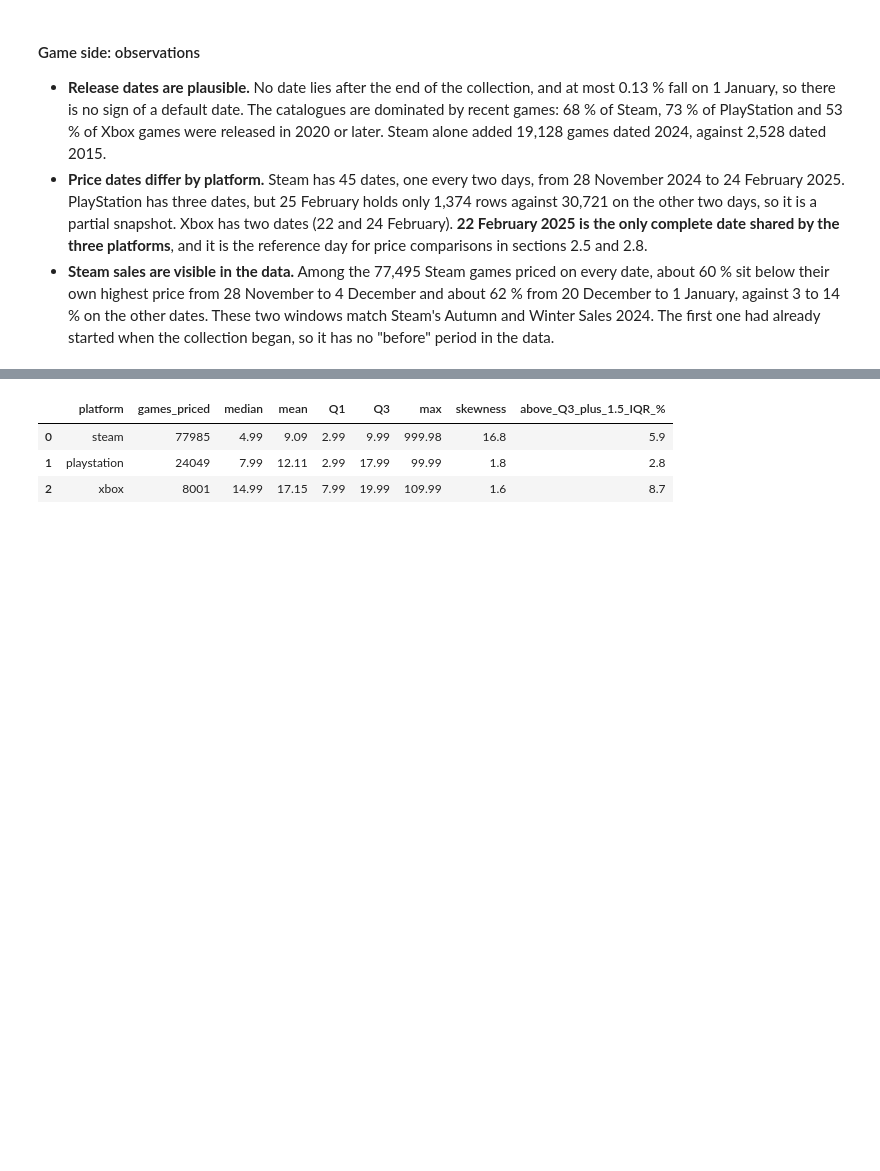
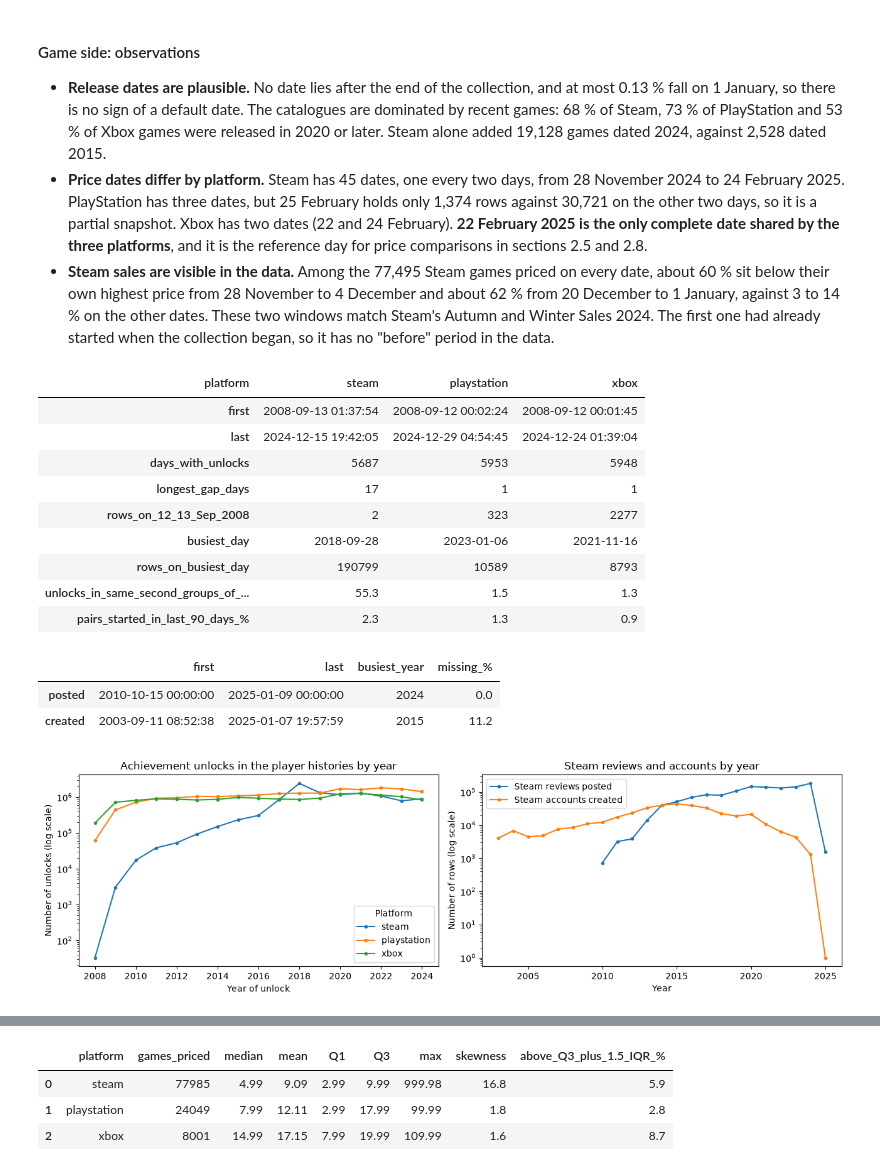
Before and after one commit to minhnguyen1210/Gaming-Profiles, a Jupyter notebook: notebooks/01_collection_exploration.ipynb, the cells around one changed output, grey strips where cells are left out. Drawn from its saved outputs; the diff is of its cells as text; code cells hidden in the pictures; blank space fills up the shorter version.

Commit message:
explore: add player-side joins, time, numeric, categorical, missing and relationships

```diff
--- a/notebooks/01_collection_exploration.ipynb
+++ b/notebooks/01_collection_exploration.ipynb
@@ -852,0 +940,66 @@ Name: share_below_max_%, dtype: float64
+# %%
+# Player side: players, history, purchased_games, reviews, friends, private_steamids (owner: CaoThien1402)
+pairs = pd.read_parquet(PROCESSED_DIR / "history_player_game.parquet")  # written in section 2.3
+PLACEHOLDER_DAYS = pd.to_datetime(["2008-09-12", "2008-09-13"])  # first date of all three platforms: a suspected default
+history_end = pairs.groupby("platform")["last_unlock"].max()
+started_in_last_90_days = (pairs["first_unlock"] > pairs["platform"].map(history_end) - pd.Timedelta(days=90)) \
+    .groupby(pairs["platform"]).mean() * 100
+
+history_rows, unlocks_per_year = [], {}
+for platform in PLATFORMS:
+    unlocks = load_player_table(platform, "history", usecols=["playerid", "date_acquired"])
+    per_day = unlocks["date_acquired"].dt.normalize().value_counts().sort_index()
+    # Several unlocks of one player in the same second cannot be played one by one: they come from a sync or a tool
+    same_second = unlocks.groupby(["playerid", "date_acquired"])["date_acquired"].transform("size")
+    history_rows.append({
+        "platform": platform, "first": unlocks["date_acquired"].min(), "last": unlocks["date_acquired"].max(),
+        "days_with_unlocks": len(per_day),
+        "longest_gap_days": int(per_day.index.to_series().diff().dt.days.max()),
+        "rows_on_12_13_Sep_2008": int(per_day.reindex(PLACEHOLDER_DAYS, fill_value=0).sum()),
+        "busiest_day": per_day.idxmax().date(), "rows_on_busiest_day": int(per_day.max()),
+        "unlocks_in_same_second_groups_of_5+_%": round(100 * (same_second >= 5).mean(), 1),
+        "pairs_started_in_last_90_days_%": round(started_in_last_90_days[platform], 1),
+    })
+    unlocks_per_year[platform] = unlocks["date_acquired"].dt.year.value_counts().sort_index()
+    del unlocks, same_second
+    gc.collect()
+display(pd.DataFrame(history_rows).set_index("platform").T)
+
+reviews_posted = load_player_table("steam", "reviews", usecols=["posted"], parse_dates=["posted"])["posted"]
+accounts_created = load_player_table("steam", "players", usecols=["created"], parse_dates=["created"])["created"]
+date_columns = pd.DataFrame({
+    column.name: {"first": column.min(), "last": column.max(), "busiest_year": int(column.dt.year.value_counts().idxmax()),
+                  "missing_%": round(100 * column.isna().mean(), 1)}
+    for column in [reviews_posted, accounts_created]
+}).T
+display(date_columns)
+
+fig, (ax_history, ax_other) = plt.subplots(1, 2, figsize=(13, 4))
+for platform, per_year in unlocks_per_year.items():
+    ax_history.plot(per_year.index, per_year.values, marker=".", label=platform)
+ax_history.set(title="Achievement unlocks in the player histories by year", xlabel="Year of unlock",
+               ylabel="Number of unlocks (log scale)", yscale="log")
+ax_history.legend(title="Platform")
+
+ax_other.plot(reviews_posted.dt.year.value_counts().sort_index(), marker=".", label="Steam reviews posted")
+ax_other.plot(accounts_created.dt.year.value_counts().sort_index(), marker=".", label="Steam accounts created")
+ax_other.set(title="Steam reviews and accounts by year", xlabel="Year", ylabel="Number of rows (log scale)", yscale="log")
+ax_other.legend()
+fig.tight_layout()
+fig.savefig(FIG_DIR / "explore_player_time_coverage.png", dpi=150)
+plt.show()
+# %% [output]
+| platform | steam | playstation | xbox |
+| first | 2008-09-13 01:37:54 | 2008-09-12 00:02:24 | 2008-09-12 00:01:45 |
+| last | 2024-12-15 19:42:05 | 2024-12-29 04:54:45 | 2024-12-24 01:39:04 |
+| days_with_unlocks | 5687 | 5953 | 5948 |
+| longest_gap_days | 17 | 1 | 1 |
+| rows_on_12_13_Sep_2008 | 2 | 323 | 2277 |
+| busiest_day | 2018-09-28 | 2023-01-06 | 2021-11-16 |
+| rows_on_busiest_day | 190799 | 10589 | 8793 |
+| unlocks_in_same_second_groups_of_... | 55.3 | 1.5 | 1.3 |
+| pairs_started_in_last_90_days_% | 2.3 | 1.3 | 0.9 |
+|  | first | last | busiest_year | missing_% |
+| posted | 2010-10-15 00:00:00 | 2025-01-09 00:00:00 | 2024 | 0.0 |
+| created | 2003-09-11 08:52:38 | 2025-01-07 19:57:59 | 2015 | 11.2 |
+[figure, added]
```
Also changed, not shown: parts of 24 cells of this notebook, 4 other files.
